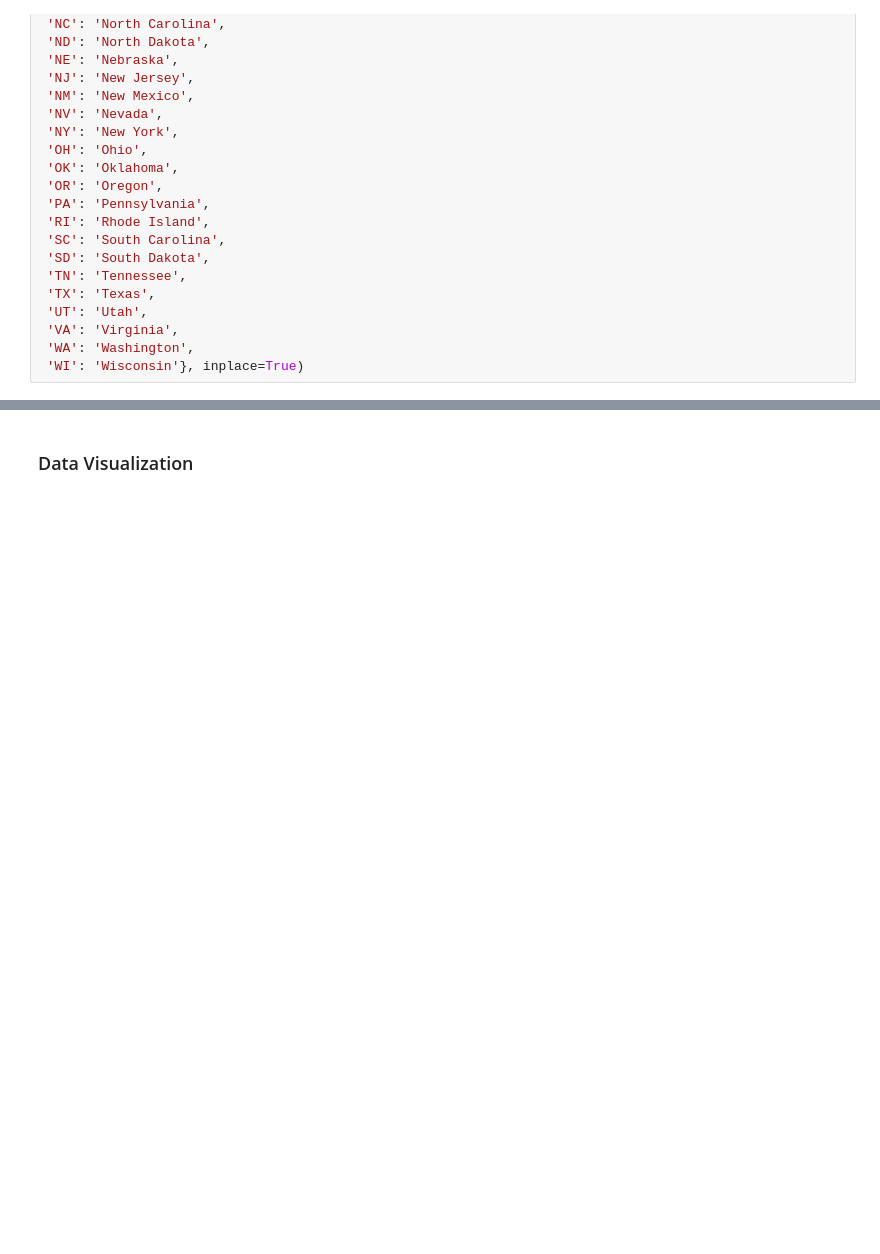
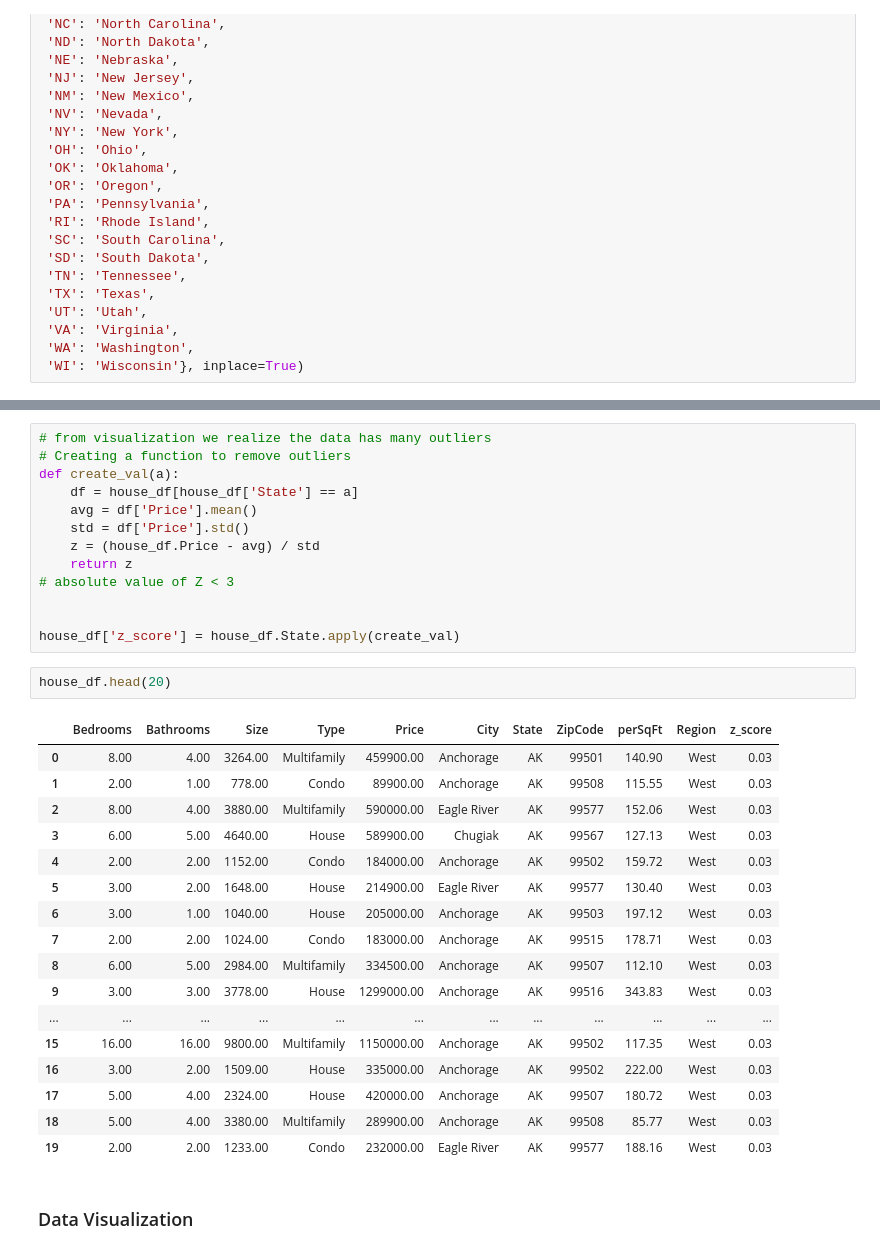
Before and after one commit to StockJanitor/CIS41_Project, a Jupyter notebook: CIS41_Project.ipynb, the cells around one changed output, grey strips where cells are left out. Saved outputs shown, nothing was run; the diff lists cells and outputs as text; blank space fills up the shorter version.

Commit message:
trying to remove outliers

```diff
--- a/CIS41_Project.ipynb
+++ b/CIS41_Project.ipynb
@@ -543,3 +552,36 @@ state_dict.update({'AK': 'Alaska',
+# %%
+# from visualization we realize the data has many outliers
+# Creating a function to remove outliers
+def create_val(a):
+    df = house_df[house_df['State'] == a]
+    avg = df['Price'].mean()
+    std = df['Price'].std()
+    z = (house_df.Price - avg) / std
+    return z
+# absolute value of Z < 3
+
+
+house_df['z_score'] = house_df.State.apply(create_val)
+# %%
+house_df.head(20)
+# %% [output]
+|  | Bedrooms | Bathrooms | Size | Type | Price | City | State | ZipCode | perSqFt | Region | z_score |
+| 0 | 8.00 | 4.00 | 3264.00 | Multifamily | 459900.00 | Anchorage | AK | 99501 | 140.90 | West | 0.03 |
+| 1 | 2.00 | 1.00 | 778.00 | Condo | 89900.00 | Anchorage | AK | 99508 | 115.55 | West | 0.03 |
+| 2 | 8.00 | 4.00 | 3880.00 | Multifamily | 590000.00 | Eagle River | AK | 99577 | 152.06 | West | 0.03 |
+| 3 | 6.00 | 5.00 | 4640.00 | House | 589900.00 | Chugiak | AK | 99567 | 127.13 | West | 0.03 |
+| 4 | 2.00 | 2.00 | 1152.00 | Condo | 184000.00 | Anchorage | AK | 99502 | 159.72 | West | 0.03 |
+| 5 | 3.00 | 2.00 | 1648.00 | House | 214900.00 | Eagle River | AK | 99577 | 130.40 | West | 0.03 |
+| 6 | 3.00 | 1.00 | 1040.00 | House | 205000.00 | Anchorage | AK | 99503 | 197.12 | West | 0.03 |
+| 7 | 2.00 | 2.00 | 1024.00 | Condo | 183000.00 | Anchorage | AK | 99515 | 178.71 | West | 0.03 |
+| 8 | 6.00 | 5.00 | 2984.00 | Multifamily | 334500.00 | Anchorage | AK | 99507 | 112.10 | West | 0.03 |
+| 9 | 3.00 | 3.00 | 3778.00 | House | 1299000.00 | Anchorage | AK | 99516 | 343.83 | West | 0.03 |
+| ... | ... | ... | ... | ... | ... | ... | ... | ... | ... | ... | ... |
+| 15 | 16.00 | 16.00 | 9800.00 | Multifamily | 1150000.00 | Anchorage | AK | 99502 | 117.35 | West | 0.03 |
+| 16 | 3.00 | 2.00 | 1509.00 | House | 335000.00 | Anchorage | AK | 99502 | 222.00 | West | 0.03 |
+| 17 | 5.00 | 4.00 | 2324.00 | House | 420000.00 | Anchorage | AK | 99507 | 180.72 | West | 0.03 |
+| 18 | 5.00 | 4.00 | 3380.00 | Multifamily | 289900.00 | Anchorage | AK | 99508 | 85.77 | West | 0.03 |
+| 19 | 2.00 | 2.00 | 1233.00 | Condo | 232000.00 | Eagle River | AK | 99577 | 188.16 | West | 0.03 |
 # %% [markdown]
 ### Data Visualization
 # %% [markdown]
```
Also changed, not shown: parts of 3 cells of this notebook.
